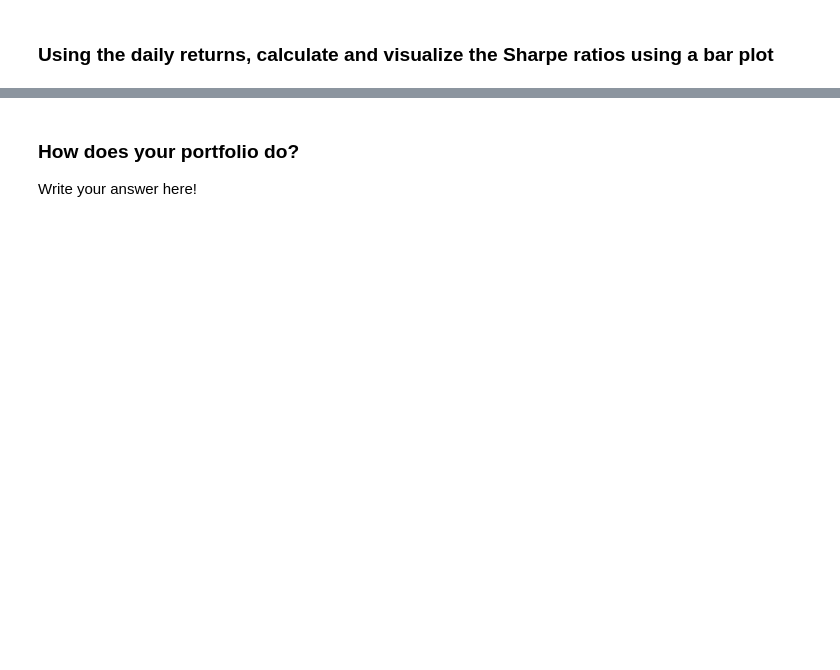
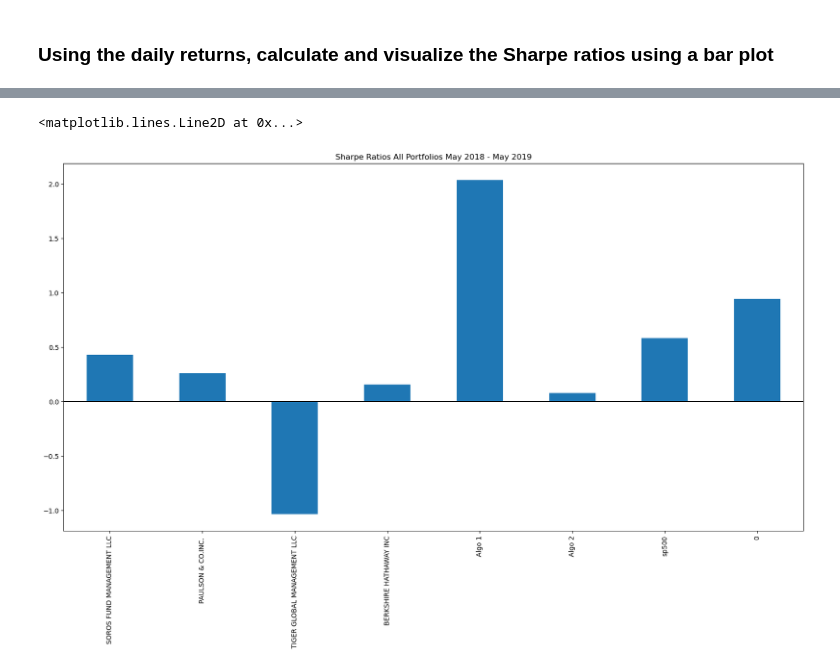
Before and after one commit to mikewenner/Module4_Challenge_Portfolio_Returns, a Jupyter notebook: data/portfolio_analysis.ipynb, the cells around one changed output, grey strips where cells are left out. Cells and saved outputs as stored; diff of their text form; code cells hidden in the pictures; blank space fills up the shorter version.

```diff
--- a/data/portfolio_analysis.ipynb
+++ b/data/portfolio_analysis.ipynb
@@ -697,3 +721,5 @@ sns.heatmap(correlation_all, vmin=-1, vmax=1)
 ### Using the daily returns, calculate and visualize the Sharpe ratios using a bar plot
 # %%
 # Calculate Annualized Sharpe Ratios
+sharpe_ratios_final = (combined_final_df.mean()*252) / (combined_final_df.std() * np.sqrt(252))
+sharpe_ratios_final
@@ -702,4 +736,7 @@ sns.heatmap(correlation_all, vmin=-1, vmax=1)
-# %% [markdown]
-### How does your portfolio do?
-
-Write your answer here!
+# %%
+# Visualize the sharpe ratios as a bar plot
+sharpe_ratios_final.plot(kind="bar", figsize=(20,10), title = "Sharpe Ratios All Portfolios May 2018 - May 2019")
+plt.axhline(y=0, color="black", linestyle="-")
+# %% [output]
+<matplotlib.lines.Line2D at 0x...>
+[figure, added]
```
Also changed, not shown: parts of 12 cells of this notebook.
